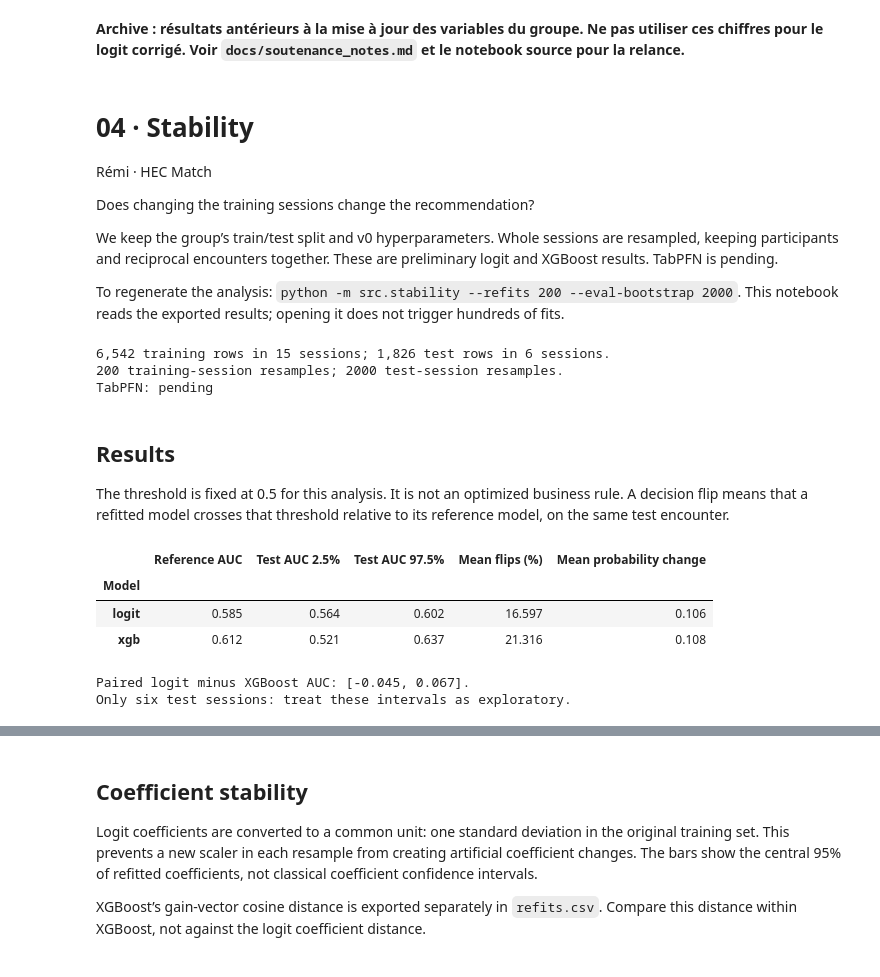
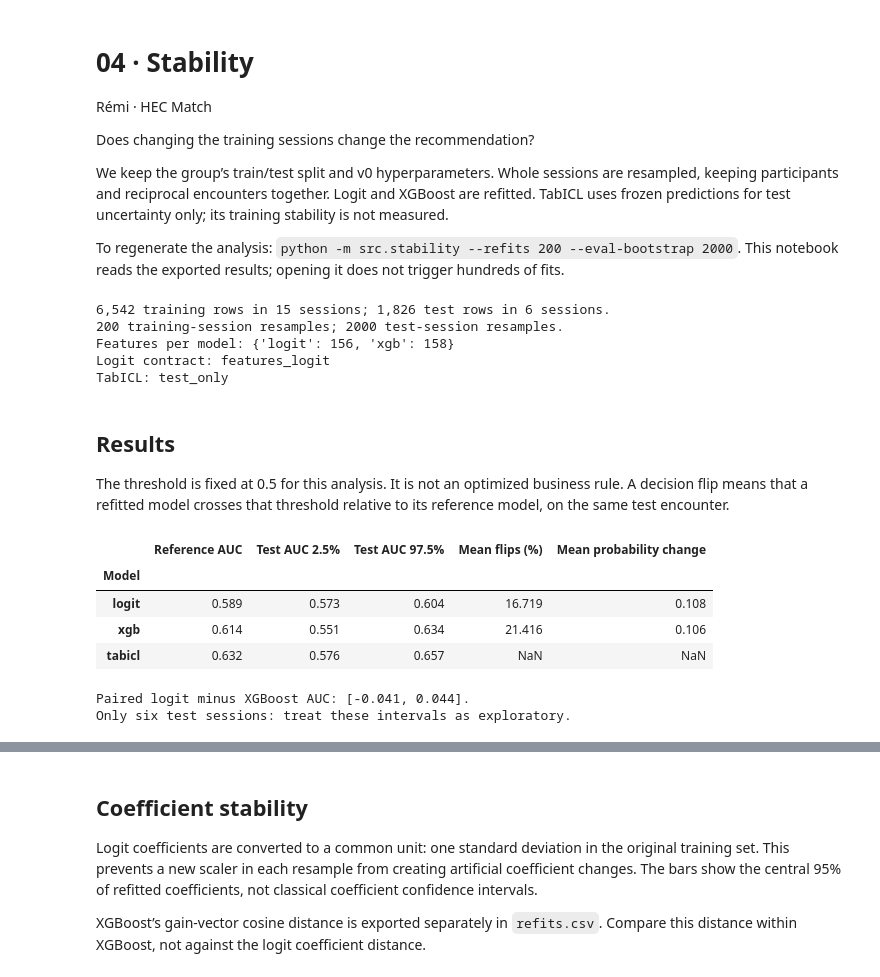
Before and after one commit to MaximilienLuc/Dating_app, a Jupyter notebook: 04_stability.executed.ipynb, the cells around one changed output, grey strips where cells are left out. Cells and saved outputs as stored; diff of their text form; code cells hidden in the pictures.

```diff
--- a/04_stability.executed.ipynb
+++ b/04_stability.executed.ipynb
@@ -1,12 +1,10 @@
-# %% [markdown]
-**Archive : résultats antérieurs à la mise à jour des variables du groupe. Ne pas utiliser ces chiffres pour le logit corrigé. Voir `docs/soutenance_notes.md` et le notebook source pour la relance.**
 # %% [markdown]
 # 04 · Stability
 Rémi · HEC Match
 
 Does changing the training sessions change the recommendation?
 
-We keep the group’s train/test split and v0 hyperparameters. Whole sessions are resampled, keeping participants and reciprocal encounters together. These are preliminary logit and XGBoost results. TabPFN is pending.
+We keep the group’s train/test split and v0 hyperparameters. Whole sessions are resampled, keeping participants and reciprocal encounters together. Logit and XGBoost are refitted. TabICL uses frozen predictions for test uncertainty only; its training stability is not measured.
 
 To regenerate the analysis: `python -m src.stability --refits 200 --eval-bootstrap 2000`. This notebook reads the exported results; opening it does not trigger hundreds of fits.
 # %%
@@ -15,13 +13,15 @@ import json
 import pandas as pd
 import numpy as np
 import matplotlib.pyplot as plt
-from IPython.display import display
+from IPython.display import display, Image
 
 ROOT = Path.cwd()
 if not (ROOT / "data/features.json").exists():
     raise RuntimeError("Run this notebook from the repository root.")
 OUT = ROOT / "reports/stability"
 s = json.loads((OUT / "summary.json").read_text())
+if "features_by_model" not in s or "tabicl" not in s:
+    raise RuntimeError("Historical results: rerun stability with the current feature contract before using this notebook.")
 r = pd.read_csv(OUT / "refits.csv")
 by_session = pd.read_csv(OUT / "by_session.csv")
 # Refuse to silently display results generated from a different data contract.
@@ -31,36 +31,41 @@ for name, expected in s["inputs_sha256"].items():
 print(f"{s['train_rows']:,} training rows in {len(s['train_waves'])} sessions; "
       f"{s['test_rows']:,} test rows in {len(s['test_waves'])} sessions.")
 print(f"{s['n_refits']} training-session resamples; {s['n_eval']} test-session resamples.")
-print("TabPFN:", s["tabpfn"]["status"])
+print("Features per model:", {name: len(cols) for name, cols in s["features_by_model"].items()})
+print("Logit contract:", s["logit_feature_source"])
+print("TabICL:", s["tabicl"]["status"])
 plt.rcParams.update({"font.family":"DejaVu Sans", "axes.spines.top":False,
                      "axes.spines.right":False, "figure.facecolor":"#f8f6f0",
                      "axes.facecolor":"#f8f6f0", "axes.titleweight":"bold"})
-colors = {"logit":"#215544", "xgb":"#b3863c"}
+colors = {"logit":"#215544", "xgb":"#b3863c", "tabicl":"#536c9c"}
 # %% [output]
 6,542 training rows in 15 sessions; 1,826 test rows in 6 sessions.
 200 training-session resamples; 2000 test-session resamples.
-TabPFN: pending
+Features per model: {'logit': 156, 'xgb': 158}
+Logit contract: features_logit
+TabICL: test_only
 # %% [markdown]
 ## Results
 The threshold is fixed at 0.5 for this analysis. It is not an optimized business rule. A decision flip means that a refitted model crosses that threshold relative to its reference model, on the same test encounter.
 # %%
 table = []
 for name, m in s["models"].items():
     ci=m["test_auc_interval"]
     table.append({"Model":name, "Reference AUC":m["reference_auc"],
                   "Test AUC 2.5%":ci["p025"], "Test AUC 97.5%":ci["p975"],
-                  "Mean flips (%)":100*m["flip_rate"]["mean"],
-                  "Mean probability change":m["probability_mae"]["mean"]})
+                  "Mean flips (%)":100*m["flip_rate"]["mean"] if m["training_stability_available"] else np.nan,
+                  "Mean probability change":m["probability_mae"]["mean"] if m["training_stability_available"] else np.nan})
 display(pd.DataFrame(table).set_index("Model").round(3))
 d=s["paired_auc_difference"]
 print(f"Paired logit minus XGBoost AUC: [{d['p025']:.3f}, {d['p975']:.3f}].")
 print("Only six test sessions: treat these intervals as exploratory.")
 # %% [output]
 |  | Reference AUC | Test AUC 2.5% | Test AUC 97.5% | Mean flips (%) | Mean probability change |
 | Model |  |  |  |  |  |
-| logit | 0.585 | 0.564 | 0.602 | 16.597 | 0.106 |
-| xgb | 0.612 | 0.521 | 0.637 | 21.316 | 0.108 |
+| logit | 0.589 | 0.573 | 0.604 | 16.719 | 0.108 |
+| xgb | 0.614 | 0.551 | 0.634 | 21.416 | 0.106 |
+| tabicl | 0.632 | 0.576 | 0.657 | NaN | NaN |
-Paired logit minus XGBoost AUC: [-0.045, 0.067].
+Paired logit minus XGBoost AUC: [-0.041, 0.044].
 Only six test sessions: treat these intervals as exploratory.
 # %%
 fig, axes = plt.subplots(1, 2, figsize=(11,4), layout="constrained")
```
Also changed, not shown: parts of 6 cells of this notebook, 11 other files.
